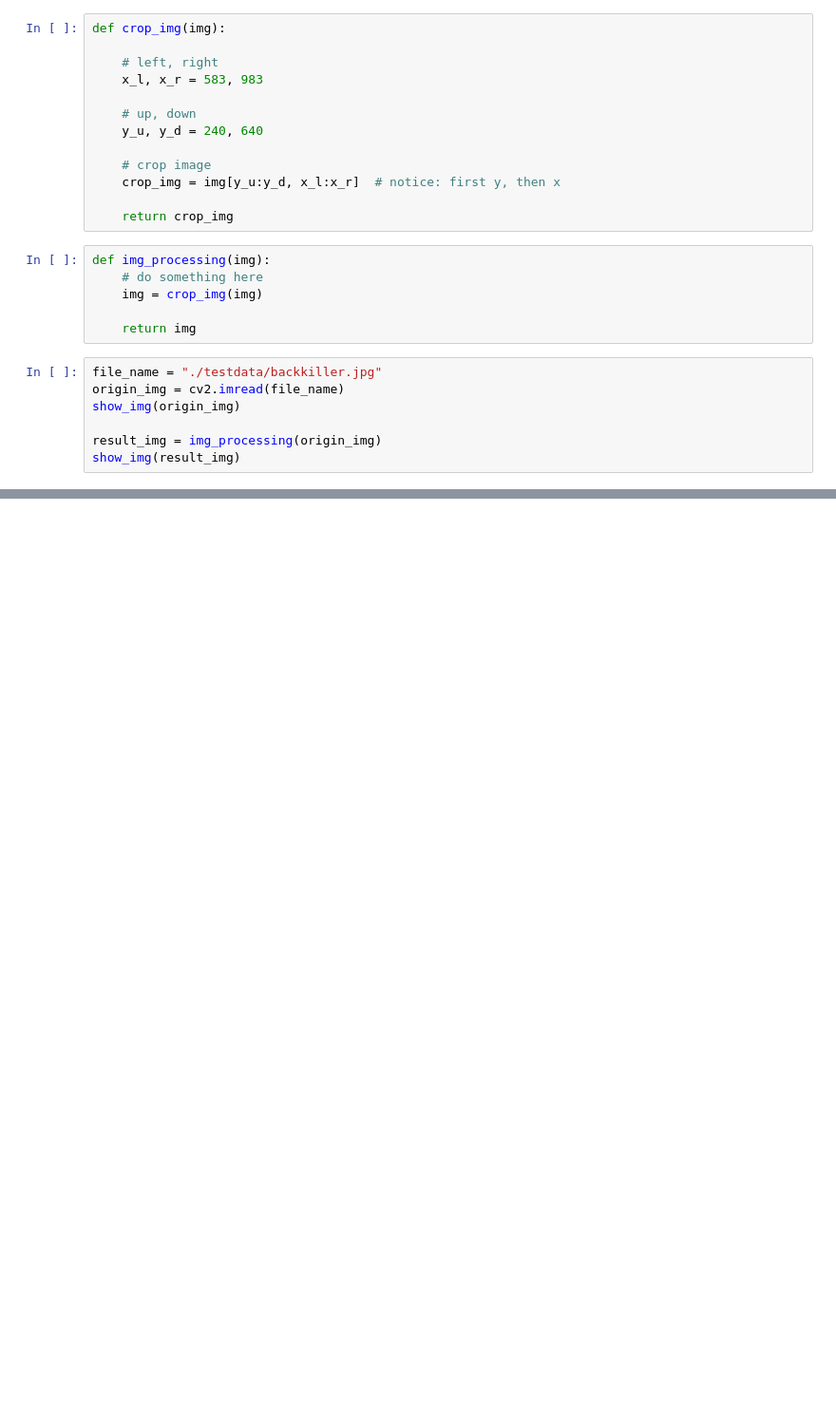
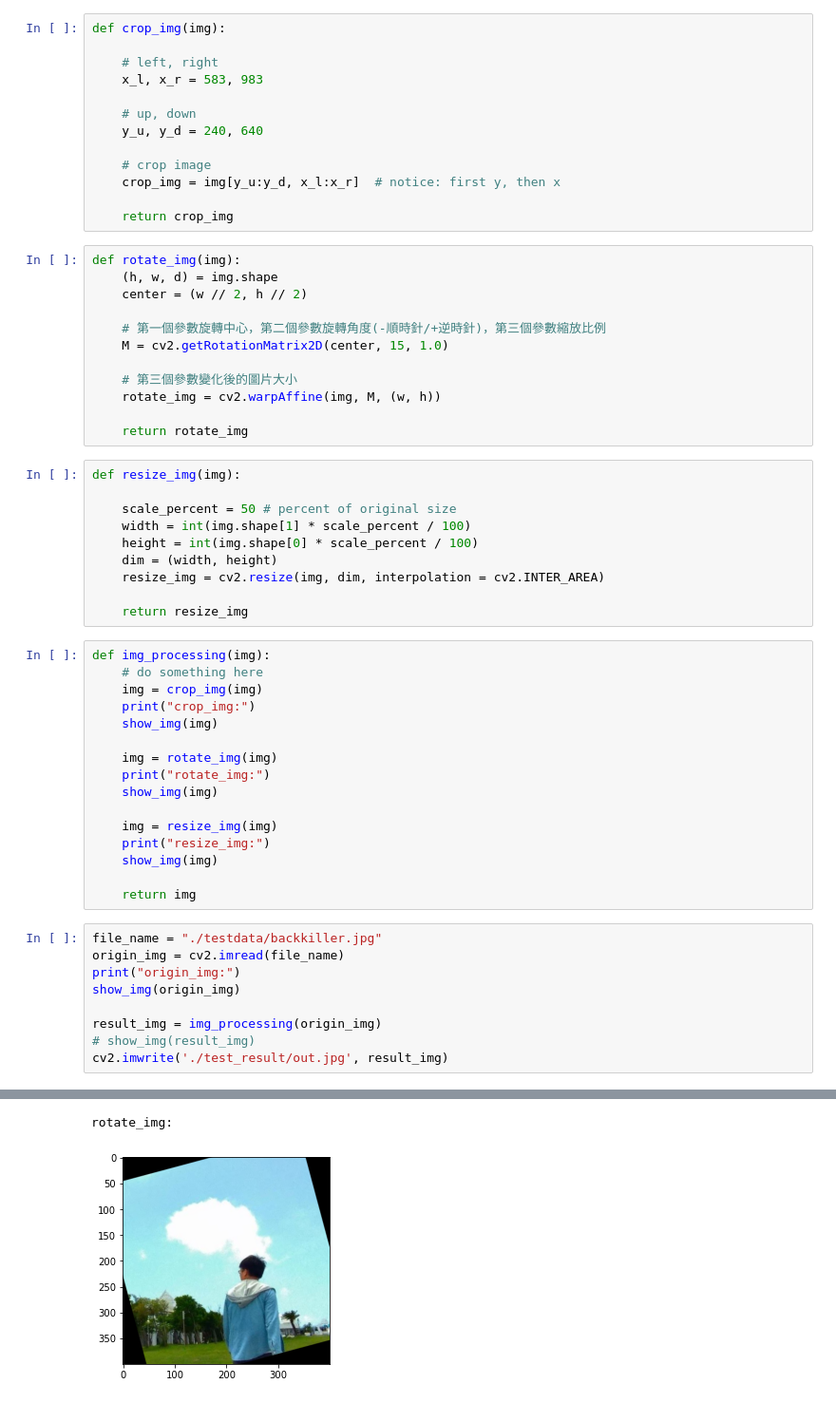
Before and after one commit to howarder3/ironman2020_OpenCV_photoshop, a Jupyter notebook: DayZ_圖片剪裁旋轉縮放_crop_rotate_resize.ipynb, the cells around one changed output, grey strips where cells are left out. Shown: that part at 95% size. Cells and saved outputs as stored; diff of their text form; blank space fills up the shorter version.

```diff
--- a/DayZ_圖片剪裁_crop_img.ipynb
+++ b/DayZ_圖片剪裁旋轉縮放_crop_rotate_resize.ipynb
@@ -26,17 +22,51 @@ def crop_img(img):
     crop_img = img[y_u:y_d, x_l:x_r]  # notice: first y, then x
 
     return crop_img
+# %%
+def rotate_img(img):
+    (h, w, d) = img.shape
+    center = (w // 2, h // 2)
+
+    # 第一個參數旋轉中心，第二個參數旋轉角度(-順時針/+逆時針)，第三個參數縮放比例
+    M = cv2.getRotationMatrix2D(center, 15, 1.0)
+
+    # 第三個參數變化後的圖片大小
+    rotate_img = cv2.warpAffine(img, M, (w, h))
+
+    return rotate_img
+# %%
+def resize_img(img):
+
+    scale_percent = 50 # percent of original size
+    width = int(img.shape[1] * scale_percent / 100)
+    height = int(img.shape[0] * scale_percent / 100)
+    dim = (width, height)
+    resize_img = cv2.resize(img, dim, interpolation = cv2.INTER_AREA)
+
+    return resize_img
 # %%
 def img_processing(img):
     # do something here
     img = crop_img(img)
+    print("crop_img:")
+    show_img(img)
+
+    img = rotate_img(img)
+    print("rotate_img:")
+    show_img(img)
+
+    img = resize_img(img)
+    print("resize_img:")
+    show_img(img)
 
     return img
 # %%
 file_name = "./testdata/backkiller.jpg"
 origin_img = cv2.imread(file_name)
+print("origin_img:")
 show_img(origin_img)
 
 result_img = img_processing(origin_img)
-show_img(result_img)
+# show_img(result_img)
+cv2.imwrite('./test_result/out.jpg', result_img)
 # %% [output]
@@ -44 +76,3 @@ show_img(result_img)
 [figure]
+rotate_img:
+[figure, added]
```
Also changed, not shown: parts of 3 cells of this notebook, 3 other files.
